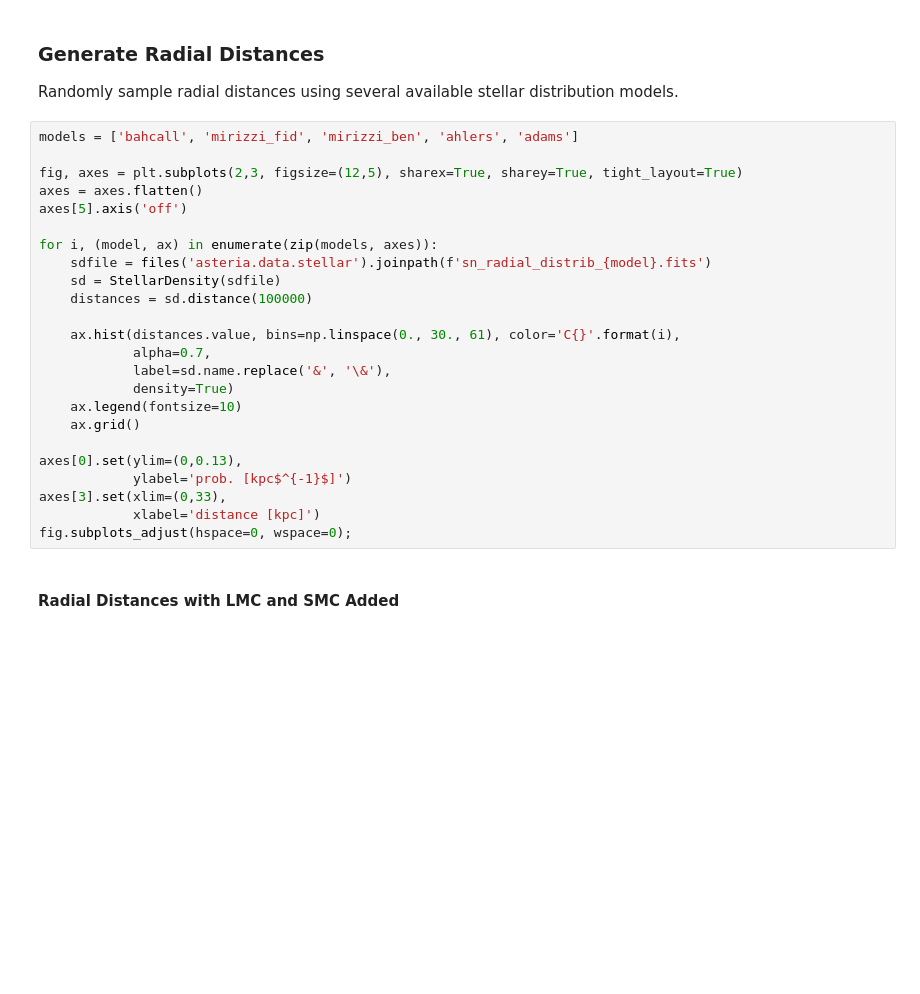
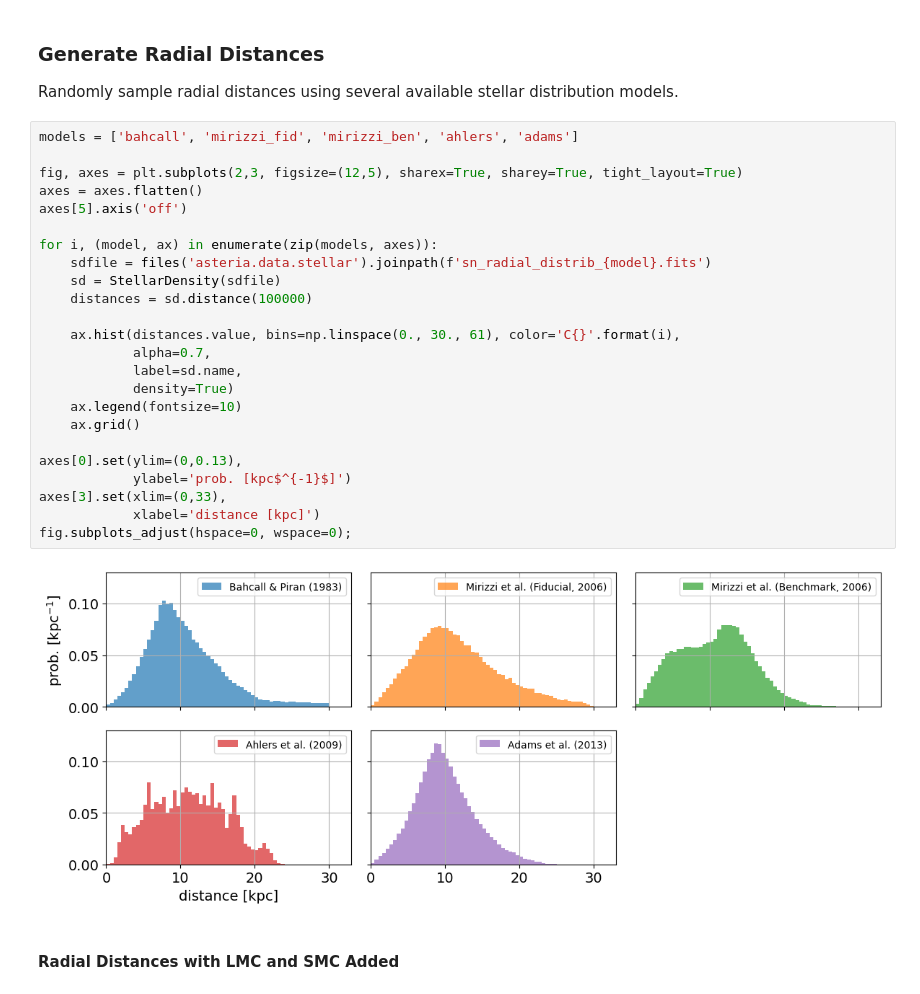
Before and after one commit to icecube/ASTERIA, a Jupyter notebook: docs/source/nb/stellar_distributions.ipynb, the cells around one changed output. Cells and saved outputs as stored; diff of their text form; blank space fills up the shorter version.

```diff
--- a/docs/source/nb/stellar_distributions.ipynb
+++ b/docs/source/nb/stellar_distributions.ipynb
@@ -109,27 +105,29 @@ Randomly sample radial distances using several available stellar distribution mo
 # %%
 models = ['bahcall', 'mirizzi_fid', 'mirizzi_ben', 'ahlers', 'adams']
 
 fig, axes = plt.subplots(2,3, figsize=(12,5), sharex=True, sharey=True, tight_layout=True)
 axes = axes.flatten()
 axes[5].axis('off')
 
 for i, (model, ax) in enumerate(zip(models, axes)):
     sdfile = files('asteria.data.stellar').joinpath(f'sn_radial_distrib_{model}.fits')
     sd = StellarDensity(sdfile)
     distances = sd.distance(100000)
 
     ax.hist(distances.value, bins=np.linspace(0., 30., 61), color='C{}'.format(i),
             alpha=0.7,
-            label=sd.name.replace('&', '\&'),
+            label=sd.name,
             density=True)
     ax.legend(fontsize=10)
     ax.grid()
 
 axes[0].set(ylim=(0,0.13),
             ylabel='prob. [kpc$^{-1}$]')
 axes[3].set(xlim=(0,33),
             xlabel='distance [kpc]')
 fig.subplots_adjust(hspace=0, wspace=0);
+# %% [output]
+[figure, added]
 # %% [markdown]
 #### Radial Distances with LMC and SMC Added
 # %%
```
Also changed, not shown: parts of 7 cells of this notebook.
